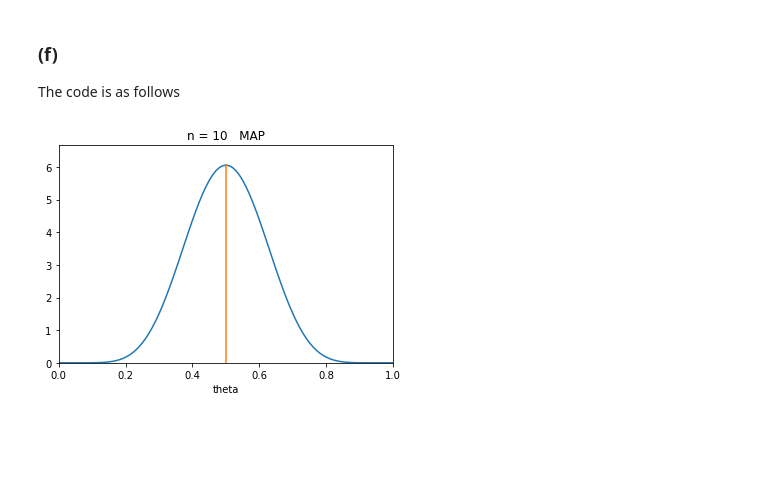
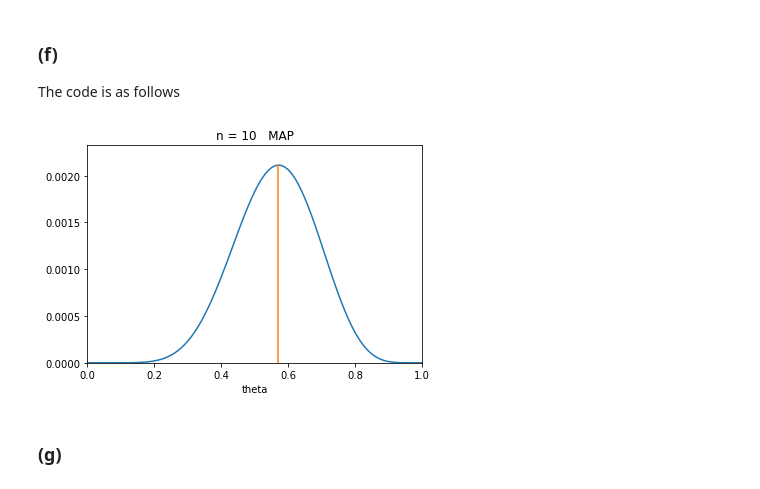
Before and after one commit to alex8937/CS-10-601-Machine-Learning, a Jupyter notebook: CS 10-601 HW2.ipynb, the cells around one changed output. Saved outputs shown, nothing was run; the diff lists cells and outputs as text; code cells hidden in the pictures; blank space fills up the shorter version.

```diff
--- a/CS 10-601 HW2.ipynb
+++ b/CS 10-601 HW2.ipynb
@@ -125,21 +125,23 @@ The code is as follows
 # %%
 from scipy.special import beta
 
 def binominalMAE(n0, n1, b0, b1, titleString = ''):
     theta = np.linspace(0, 1, 101)
     likelihood = theta ** n1 * (1.0 - theta) ** n0
     prior = theta ** (b1 - 1) * (1.0 - theta) ** (b0 - 1) / beta(b0, b1)
-    posterior = prior * prior
+    posterior = likelihood * prior
     plt.plot(theta, posterior)
     max_theta = theta[np.argmax(posterior)]
     plt.plot([max_theta, max_theta], [min(likelihood), max(posterior)])
     plt.xlabel('theta')
     axes = plt.gca()
     axes.set_xlim([0,1])
     axes.set_ylim([0,max(posterior) * 1.1])
     plt.title(titleString)
     plt.show()
 
-binominalMAE(4, 6, 2, 2, 'n = 10   MAP')
+binominalMAE(4, 6, 3, 3, 'n = 10   MAP')
 # %% [output]
-[figure, old version]
+[figure, new version]
+# %% [markdown]
+### (g)
```
Also changed, not shown: parts of 4 cells of this notebook.
